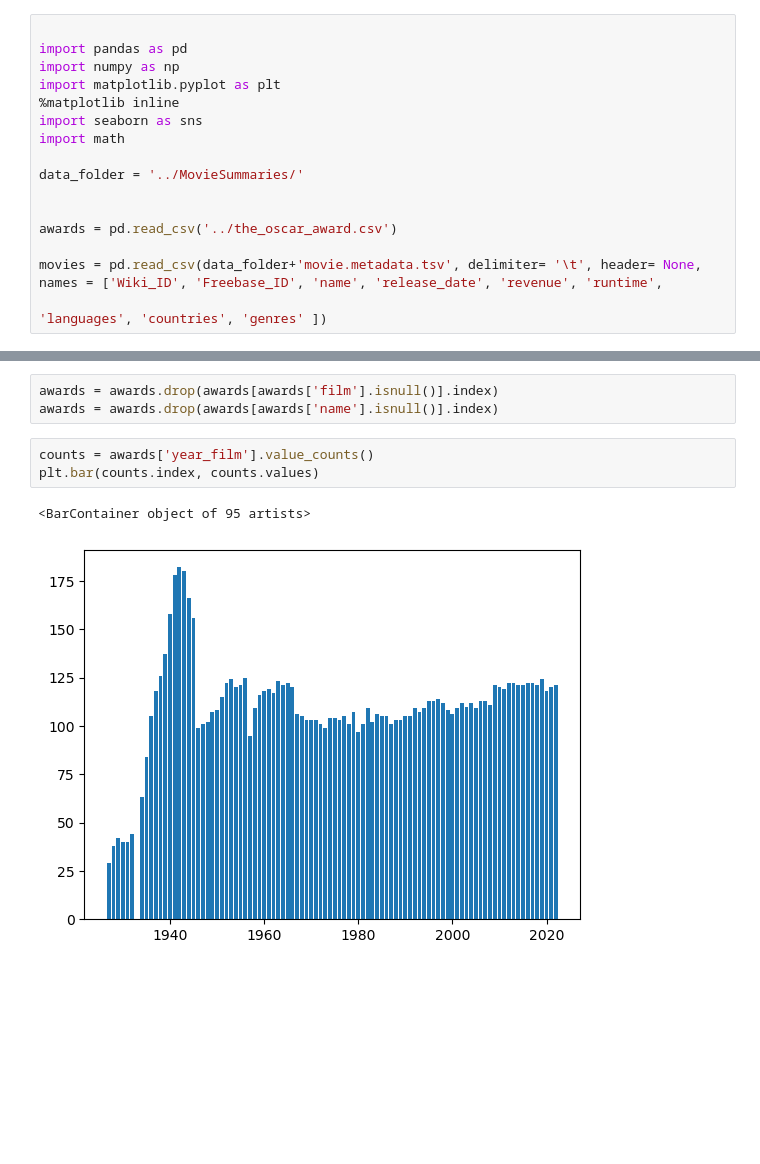
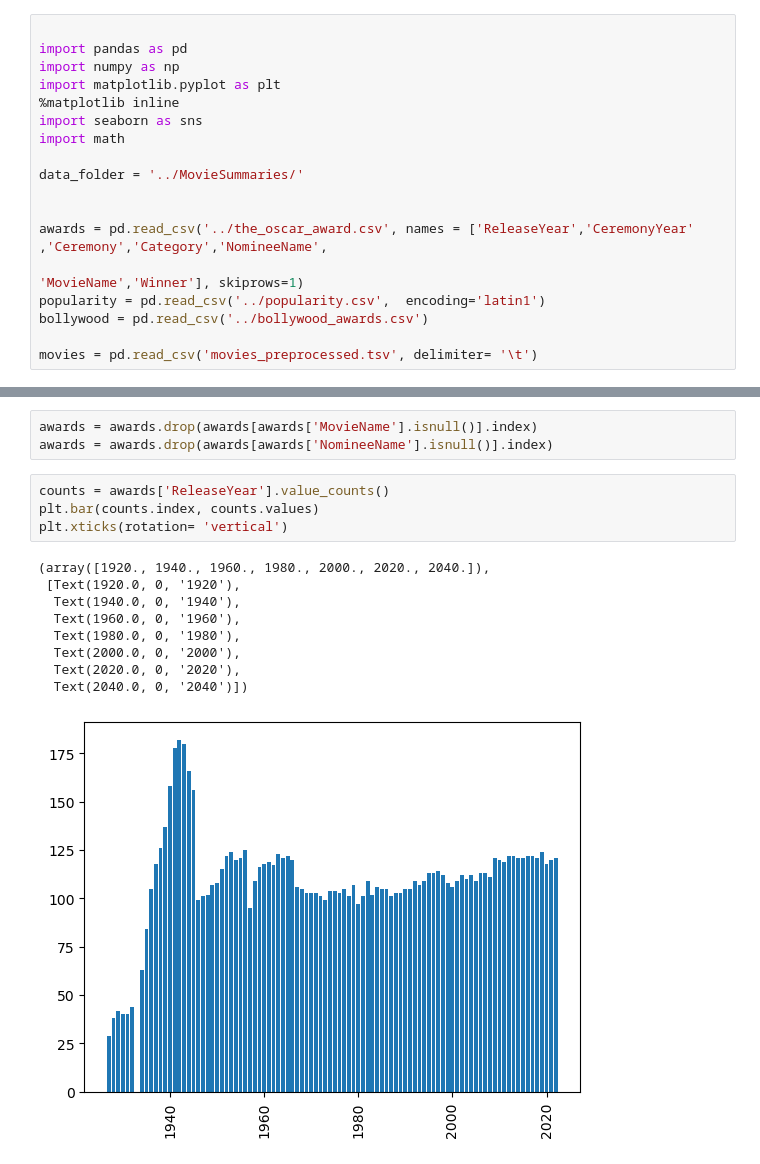
Before and after one commit to epfl-ada/ada-2023-project-teamcajare2023, a Jupyter notebook: awards.ipynb, the cells around one changed output, grey strips where cells are left out. Drawn from its saved outputs; the diff is of its cells as text; blank space fills up the shorter version.

Commit message:
exploration of different award data sets

```diff
--- a/awards.ipynb
+++ b/awards.ipynb
@@ -10,7 +10,9 @@ import math
 data_folder = '../MovieSummaries/'
 
 
-awards = pd.read_csv('../the_oscar_award.csv')
+awards = pd.read_csv('../the_oscar_award.csv', names = ['ReleaseYear','CeremonyYear' ,'Ceremony','Category','NomineeName',
+                                                                      'MovieName','Winner'], skiprows=1)
+popularity = pd.read_csv('../popularity.csv',  encoding='latin1')
+bollywood = pd.read_csv('../bollywood_awards.csv')
 
-movies = pd.read_csv(data_folder+'movie.metadata.tsv', delimiter= '\t', header= None, names = ['Wiki_ID', 'Freebase_ID', 'name', 'release_date', 'revenue', 'runtime',
-                                                                              'languages', 'countries', 'genres' ])
+movies = pd.read_csv('movies_preprocessed.tsv', delimiter= '\t')
@@ -75,10 +125,18 @@ dtype: int64
 # %%
-awards = awards.drop(awards[awards['film'].isnull()].index)
-awards = awards.drop(awards[awards['name'].isnull()].index)
+awards = awards.drop(awards[awards['MovieName'].isnull()].index)
+awards = awards.drop(awards[awards['NomineeName'].isnull()].index)
 # %%
-counts = awards['year_film'].value_counts()
+counts = awards['ReleaseYear'].value_counts()
 plt.bar(counts.index, counts.values)
+plt.xticks(rotation= 'vertical')
 # %% [output]
-<BarContainer object of 95 artists>
+(array([1920., 1940., 1960., 1980., 2000., 2020., 2040.]),
+ [Text(1920.0, 0, '1920'),
+  Text(1940.0, 0, '1940'),
+  Text(1960.0, 0, '1960'),
+  Text(1980.0, 0, '1980'),
+  Text(2000.0, 0, '2000'),
+  Text(2020.0, 0, '2020'),
+  Text(2040.0, 0, '2040')])
-[figure, old version]
+[figure, new version]
 # %%
```
Also changed, not shown: parts of 22 cells of this notebook.
